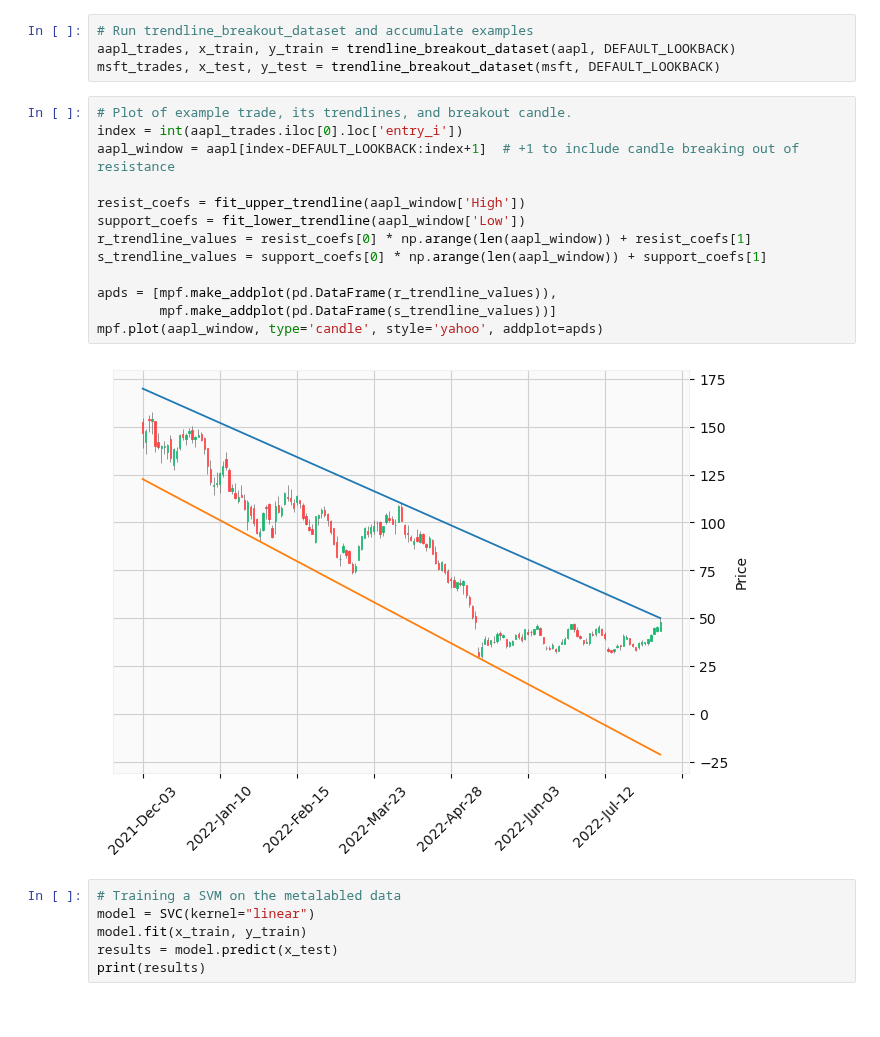
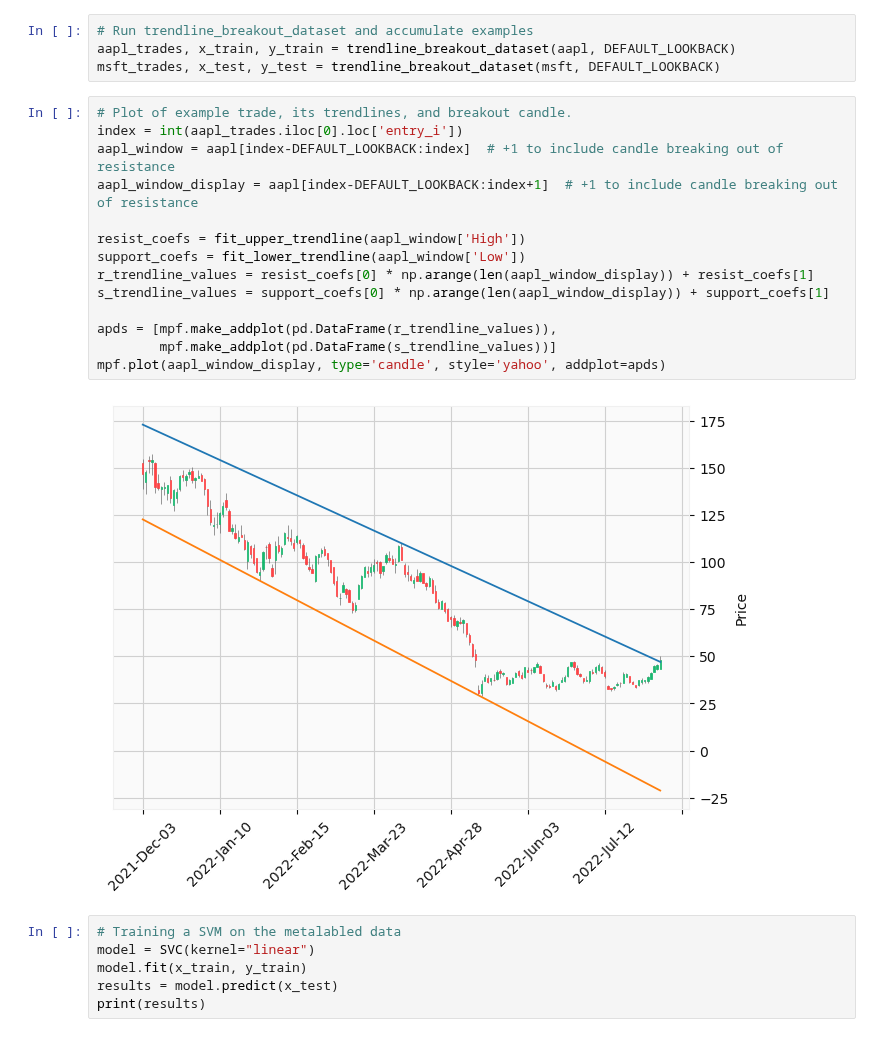
Before and after one commit to tcarlucc/machine-learning-final, a Jupyter notebook: main.ipynb, the cells around one changed output. Cells and saved outputs as stored; diff of their text form.

```diff
--- a/main.ipynb
+++ b/main.ipynb
@@ -38,18 +38,19 @@ msft_trades, x_test, y_test = trendline_breakout_dataset(msft, DEFAULT_LOOKBACK)
 # %%
 # Plot of example trade, its trendlines, and breakout candle.
 index = int(aapl_trades.iloc[0].loc['entry_i'])
-aapl_window = aapl[index-DEFAULT_LOOKBACK:index+1]  # +1 to include candle breaking out of resistance
+aapl_window = aapl[index-DEFAULT_LOOKBACK:index]  # +1 to include candle breaking out of resistance
+aapl_window_display = aapl[index-DEFAULT_LOOKBACK:index+1]  # +1 to include candle breaking out of resistance
 
 resist_coefs = fit_upper_trendline(aapl_window['High'])
 support_coefs = fit_lower_trendline(aapl_window['Low'])
-r_trendline_values = resist_coefs[0] * np.arange(len(aapl_window)) + resist_coefs[1]
-s_trendline_values = support_coefs[0] * np.arange(len(aapl_window)) + support_coefs[1]
+r_trendline_values = resist_coefs[0] * np.arange(len(aapl_window_display)) + resist_coefs[1]
+s_trendline_values = support_coefs[0] * np.arange(len(aapl_window_display)) + support_coefs[1]
 
 apds = [mpf.make_addplot(pd.DataFrame(r_trendline_values)),
         mpf.make_addplot(pd.DataFrame(s_trendline_values))]
-mpf.plot(aapl_window, type='candle', style='yahoo', addplot=apds)
+mpf.plot(aapl_window_display, type='candle', style='yahoo', addplot=apds)
 # %% [output]
-[figure, old version]
+[figure, new version]
 # %%
 # Training a SVM on the metalabled data
 model = SVC(kernel="linear")
```
